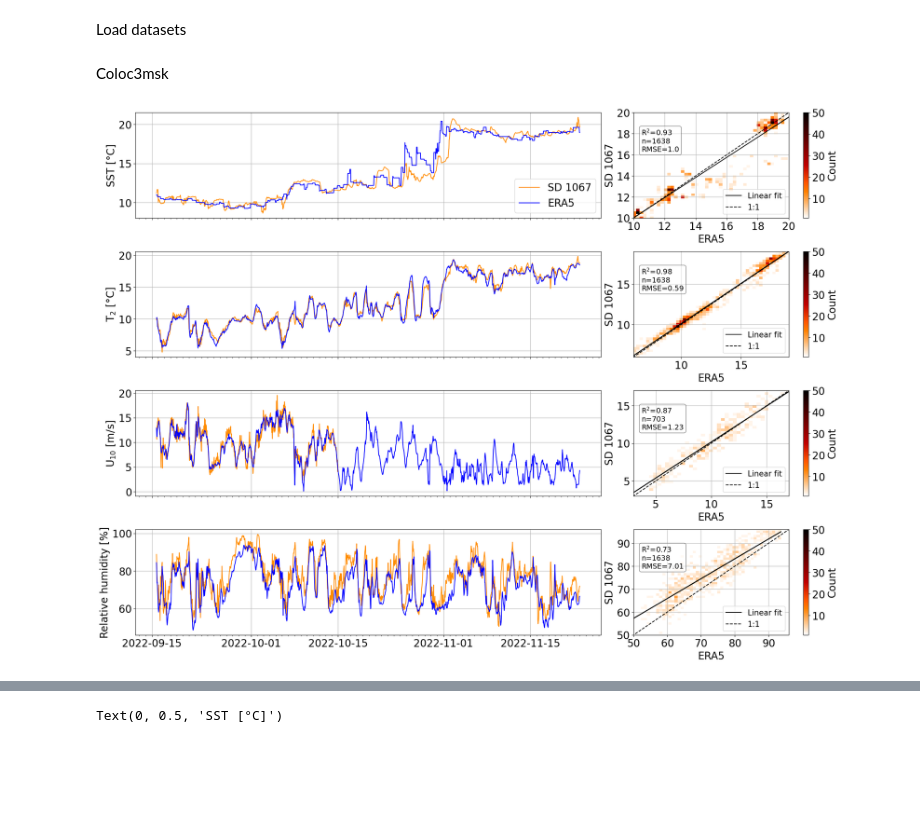
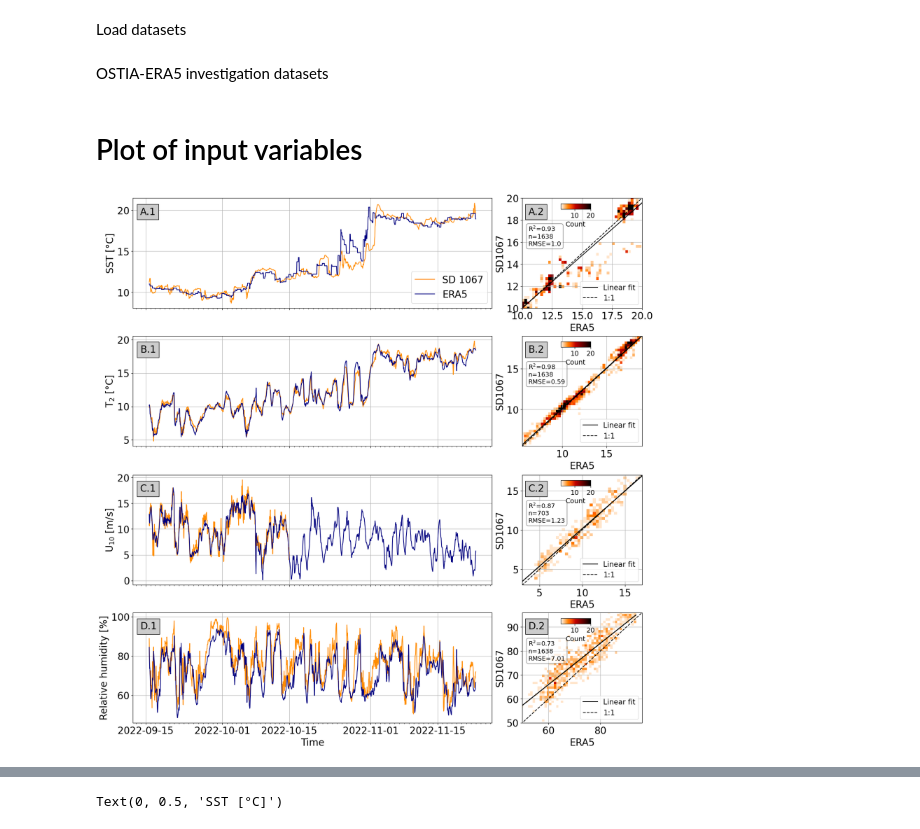
Before and after one commit to michaelaedwinson/Masterarbete2023, a Jupyter notebook: 02-ERA5_SD.ipynb, the cells around one changed output, grey strips where cells are left out. Cells and saved outputs as stored; diff of their text form; code cells hidden in the pictures; blank space fills up the shorter version.

```diff
--- a/02-ERA5_SD.ipynb
+++ b/02-ERA5_SD.ipynb
@@ -149,14 +149,15 @@ dsadcpH=xr.open_dataset(pathlib.Path('.').absolute().parent/'MTmichaela/MasterH2
 ostia=xr.open_dataset(pathlib.Path('.').absolute().parent/'MTmichaela/MasterH23/ostia.nc')
 ERA5big=xr.open_dataset(pathlib.Path('.').absolute().parent/ 'MTmichaela/MasterH23/ERA5big.nc')
 ostia_regrid=xr.open_dataset(pathlib.Path('.').absolute().parent/ 'MTmichaela/MasterH23/ostia_regrid.nc')
+
+#coloc3msk
+variables=['P_SEA', 'WIND_CORR10', 'u10', 'v10','dwlw', 'dwsw', 'sst', 't2m' , 'rh', 'skt']
+coloc3msk=[]
+for i in np.arange(len(variables)):
+    msk=np.isfinite(dsadcpH[variables[i]])
+    coloc3msk.append(colocate_era5_sd(dsadcpH.sel(time=msk), ERA5big , variables[i]))
 # %% [markdown]
-Coloc3msk
+OSTIA-ERA5 investigation datasets
-# %%
-variables=['P_SEA', 'WIND_CORR10', 'u10', 'v10','dwlw', 'dwsw', 'sst', 't2m' , 'rh']
-coloc3msk=[]
-for i in np.arange(len(variables)):
-    msk=np.isfinite(dsadcpH[variables[i]])
-    coloc3msk.append(colocate_era5_sd(dsadcpH.sel(time=msk), ERA5, variables[i]))
 # %%
 colocOSTIA=colocate_era5_sd(dsadcpH, ostia, 'sst')-273.15
 colocOSTIA_regrid=colocate_era5_sd(dsadcpH, ostia_regrid, 'sst')-273.15
@@ -165,8 +166,12 @@ colocOSTIA_regrid=colocate_era5_sd(dsadcpH, ostia_regrid, 'sst')-273.15
 colocOSTIA_analysis_error=colocate_era5_sd(dsadcpH.rename({'trajectory':'analysis_error'}), ostia, 'analysis_error')
 colocOSTIA_regrid_analysis_error=colocate_era5_sd(dsadcpH.rename({'trajectory':'analysis_error'}), ostia_regrid, 'analysis_error')
 #Create datasets to check ostia sst and analysis_error
+# %% [markdown]
+# Plot of input variables
 # %%
-fig, ax = plt.subplot_mosaic([['a','a','a' ,'b'], ['c','c','c', 'd'], ['e','e','e' ,'f'], ['g','g','g', 'h']], figsize=[20,15], layout='constrained')
+#variables=['P_SEA', 'WIND_CORR10', 'u10', 'v10','dwlw', 'dwsw', 'sst', 't2m' , 'rh', 'skt']
+
+fig, ax = plt.subplot_mosaic([['a','a','a' ,'b'], ['c','c','c', 'd'], ['e','e','e' ,'f'], ['g','g','g', 'h']], figsize=[16,16], layout='constrained')
 tims=['a','c','e', 'g']
 corr=['b', 'd', 'f', 'h']
 var=['sst', 't2m', 'WIND_CORR10', 'rh']
@@ -174,17 +179,23 @@ colocno=[6, 7, 1, 8] #sst, t2m, wind_corr10, rh
 textstr=[]
 lin=[]
 
+ticksize=14
 
 vmin=1
-vmax=50
+vmax=20
 
 for i in np.arange(len(var)):
     ax[tims[i]].plot(dsadcpH.time, dsadcpH[var[i]], label='SD 1067', color='darkorange')
-    ax[tims[i]].plot(dsadcpH.time, coloc3[var[i]], label='ERA5', color='blue')
+    ax[tims[i]].plot(dsadcpH.time, coloc3[var[i]], label='ERA5', color='navy')
 
     scat=ax[corr[i]].hist2d(coloc3msk[colocno[i]], dsadcpH[var[i]].sel(time=np.isfinite(dsadcpH[var[i]])), bins=50,cmin=1, cmax=60,vmin=vmin, vmax=vmax, cmap='gist_heat_r')
-    fig.colorbar(scat[3], ax=ax[corr[i]], label='Count')
 
+    cax = ax[corr[i]].inset_axes([0.32, 0.9, 0.25, 0.05])
+    cbar=fig.colorbar(scat[3], cax=cax, label=('Count'), orientation='horizontal')
+
+    cbar.ax.tick_params(labelsize=ticksize)
+
+    cbar.set_label(label='Count', size=ticksize)
 
     #Create linear fit line and plot
     y=dsadcpH[var[i]].sel(time=np.isfinite(dsadcpH[var[i]]))
@@ -212,11 +223,11 @@ for i in np.arange(len(var)):
 #    ax[corr[i]].set_aspect('equal', adjustable="datalim")
 
     # place a text box in upper left in axes coords
-    ax[corr[i]].annotate(textstr[i], xy=(0.05, 0.85), xycoords='axes fraction', bbox=props, va='top',fontsize=14)
+    ax[corr[i]].annotate(textstr[i], xy=(0.05, 0.75), xycoords='axes fraction', bbox=props, va='top',fontsize=13)
 
 
     ax[corr[i]].set_xlabel('ERA5')
-    ax[corr[i]].set_ylabel('SD 1067')
+    ax[corr[i]].set_ylabel('SD1067')
 
       #ad grid, legend, 1:1 line
     #loc='upper left')
@@ -224,34 +235,57 @@ for i in np.arange(len(var)):
     ax[tims[i]].grid()
     ax[corr[i]].grid()
     ax[corr[i]].plot(np.arange(dsadcpH[var[i]].min(), dsadcpH[var[i]].max(), 1), np.arange(dsadcpH[var[i]].min(), dsadcpH[var[i]].max(), 1) , linestyle='--', color='k', label=('1:1'))
     ax[corr[i]].legend(loc='lower right', fontsize=15 )
 
 ax['a'].set_ylabel('SST [°C]')
 ax['c'].set_ylabel('T$_2$ [°C]')
 ax['e'].set_ylabel('U$_{10}$ [m/s]')
 ax['g'].set_ylabel('Relative humidity [%]')
 
 ax['a'].legend(loc='lower right')
 
     #coloc3: PSEA, WIND_CORR10, u10, v10, dwlw, dwsw, sst, t2m, rh
 
 _ = [ax[i].sharex(ax['a']) for i in 'ceg']
 _ = [ax[i].tick_params(labelbottom=False) for i in "ace"]
 
 #bdfh
 
 ax['b'].set_xlim(10,20)
 ax['b'].set_ylim(10,20)
 
-ax['d'].set_xlim(6,19)
-ax['d'].set_ylim(6,19)
+ax['d'].set_xlim(5.5,19)
+ax['d'].set_ylim(5.5,19)
 
 ax['f'].set_xlim(3,17)
 ax['f'].set_ylim(3,17)
 
 ax['h'].set_xlim(50,96)
 ax['h'].set_ylim(50,96)
 
-plt.savefig(pathlib.Path('.').absolute().parent/'MTmichaela/figures/sochic.png')
+
+bbox = dict(boxstyle="square", fc="0.8")
+
+x=0.02
+y=0.85
+
+ax['a'].annotate('A.1', xy=(x,y), xycoords='axes fraction', bbox=bbox)
+ax['c'].annotate('B.1', xy=(x,y), xycoords='axes fraction', bbox=bbox)
+ax['e'].annotate('C.1', xy=(x,y), xycoords='axes fraction', bbox=bbox)
+ax['g'].annotate('D.1', xy=(x,y), xycoords='axes fraction', bbox=bbox)
+
+
+
+x=0.05
+y=0.85
+ax['b'].annotate('A.2', xy=(x,y), xycoords='axes fraction', bbox=bbox)
+ax['d'].annotate('B.2', xy=(x,y), xycoords='axes fraction', bbox=bbox)
+ax['f'].annotate('C.2', xy=(x,y), xycoords='axes fraction', bbox=bbox)
+ax['h'].annotate('D.2', xy=(x,y), xycoords='axes fraction', bbox=bbox)
+
+
+ax['g'].set_xlabel('Time')
+
+plt.savefig(pathlib.Path('.').absolute().parent/'MTmichaela/final_figs/SD-ERA5-params.png')
 # %% [output]
-[figure, old version]
+[figure, new version]
```
Also changed, not shown: parts of 14 cells of this notebook, 8 other files.
